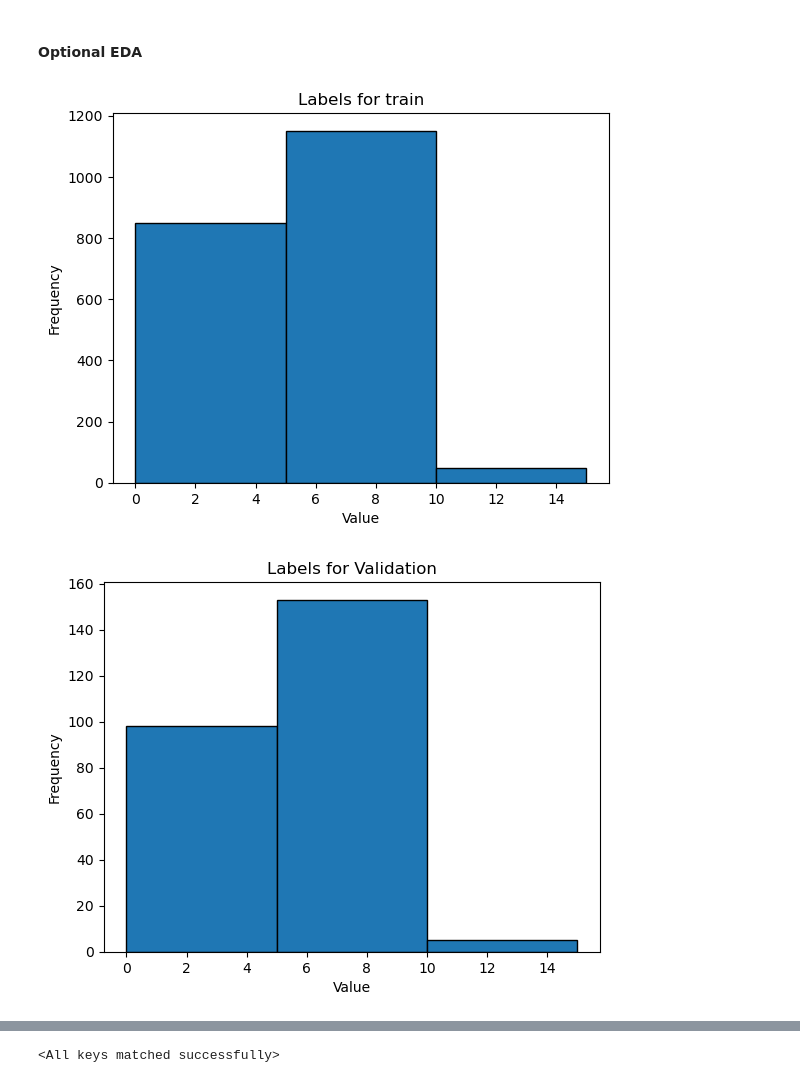
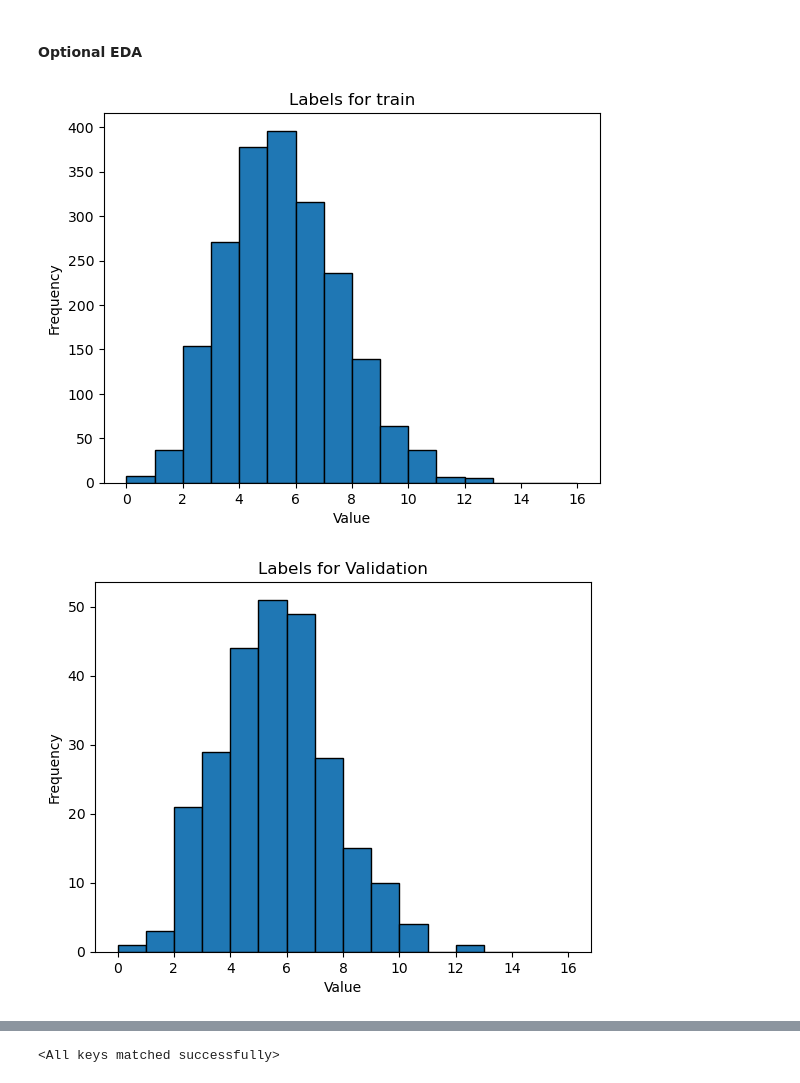
Before and after one commit to NamburiSrinath/AutonomizeAI_Assessment, a Jupyter notebook: CpG_Detector.ipynb, the cells around one changed output, grey strips where cells are left out. Saved outputs shown, nothing was run; the diff lists cells and outputs as text; code cells hidden in the pictures.

```diff
--- a/CpG_Detector.ipynb
+++ b/CpG_Detector.ipynb
@@ -91,21 +91,21 @@ test_x, test_y = prepare_data(512)
 # %%
 import matplotlib.pyplot as plt
 
 def plot_hist(data, title):
     '''
     To plot histogram, to verify if there's a class imbalance
     (incase we want to formulate it as a classification problem).
     Always good to do some EDA as it won't hurt anyways whether we use or not!
     '''
-    plt.hist(data, bins=range(min(data), max(data) + 5, 5), edgecolor='black')
+    plt.hist(data, bins=range(min(data), max(data) + 5, 1), edgecolor='black')
     plt.xlabel('Value')
     plt.ylabel('Frequency')
     plt.title(f"{title}")
     plt.show()
 
 plot_hist(train_y, "Labels for train")
 plot_hist(valid_y, "Labels for Validation")
 plot_hist(test_y, "Labels for test")
 # %% [output]
-[figure, old version]
+[figure, new version]
-[figure, old version]
+[figure, new version]
```
Also changed, not shown: parts of 5 cells of this notebook.
